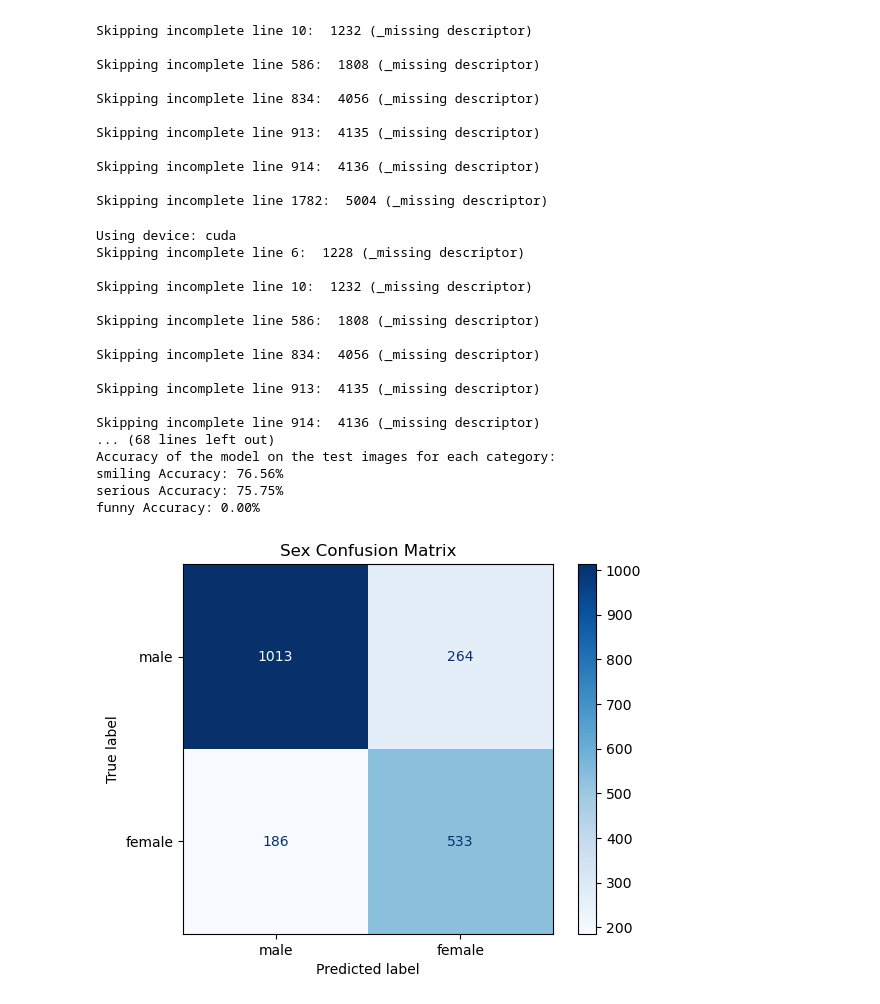
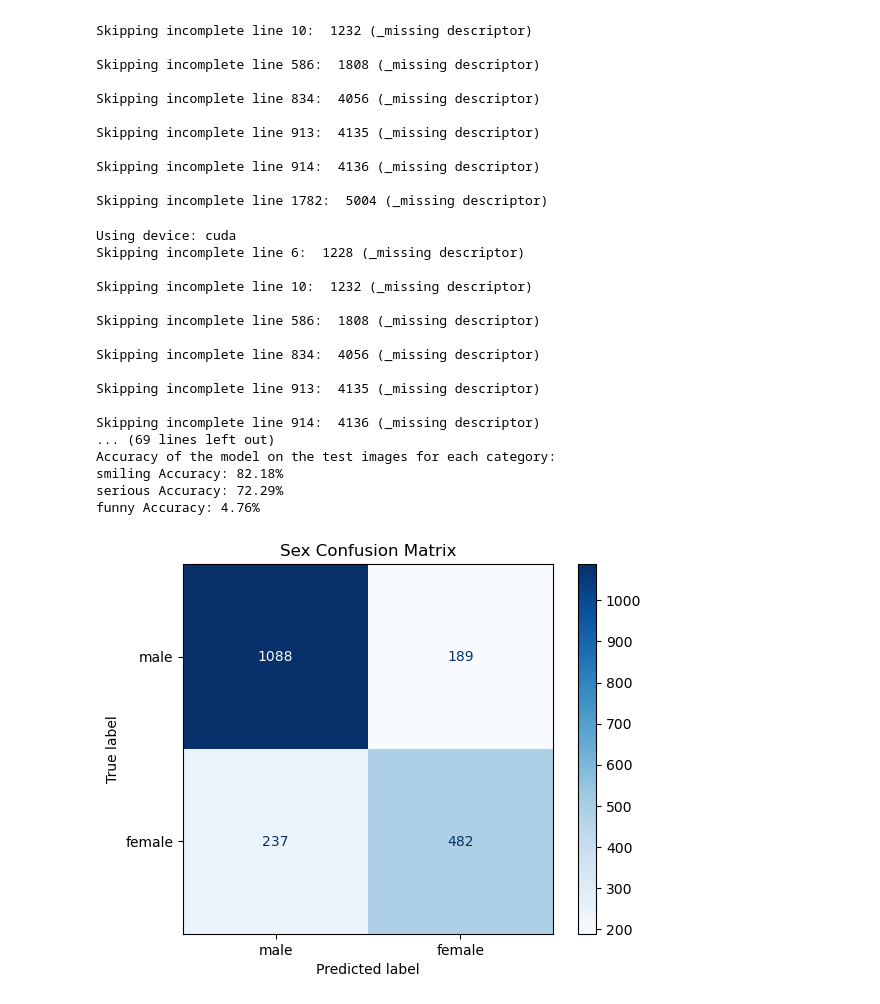
Before and after one commit to cc0h/PR, a Jupyter notebook: FaceClassification_CNN_GPU.ipynb, the cells around one changed output. Drawn from its saved outputs; the diff is of its cells as text; code cells hidden in the pictures.

```diff
--- a/FaceClassification_CNN_GPU.ipynb
+++ b/FaceClassification_CNN_GPU.ipynb
@@ -230,8 +230,8 @@ class SimpleCNN(nn.Module):
 # 初始化模型、损失函数和优化器
 model = SimpleCNN().to(device)
 criterion = nn.CrossEntropyLoss().to(device)
-optimizer = optim.Adam(model.parameters(), lr=0.005)
-
+# optimizer = optim.Adam(model.parameters(), lr=0.005)
+optimizer = optim.SGD(model.parameters(), lr=0.005, momentum=0.9)
 # 训练模型
 num_epochs = 50
 for epoch in range(num_epochs):
@@ -255,6 +255,7 @@ for epoch in range(num_epochs):
 # 评估模型
 model.eval()
 total = 0
+correct = 0
 
 # 存储所有真实标签和预测标签
 true_labels = {'sex': [], 'age': [], 'race': [], 'face': []}
@@ -281,6 +282,13 @@ with torch.no_grad():
         pred_labels['face'].extend(predicted_face.cpu().numpy())
 
         total += labels.size(0)
+
+        correct += ((predicted_sex == labels[:, 0]).sum().item() +
+                    (predicted_age == labels[:, 1]).sum().item() +
+                    (predicted_race == labels[:, 2]).sum().item() +
+                    (predicted_face == labels[:, 3]).sum().item()) / 4
+
+print(f'Accuracy of the model on the test images: {100 * correct / total:.2f}%')
 
 # 计算并打印各个类别的准确率
 def calculate_accuracy(true_labels, pred_labels, num_classes, class_names):
@@ -298,35 +306,35 @@ calculate_accuracy(true_labels['sex'], pred_labels['sex'], 2, ['male', 'female']
 calculate_accuracy(true_labels['age'], pred_labels['age'], 4, ['child', 'teen', 'adult', 'senior'])
 calculate_accuracy(true_labels['race'], pred_labels['race'], 6, ['white', 'yellow', 'black', 'hispanic', 'asian', 'other'])
 calculate_accuracy(true_labels['face'], pred_labels['face'], 3, ['smiling', 'serious', 'funny'])
 
 # 绘制混淆矩阵
 def plot_confusion_matrix(true_labels, pred_labels, num_classes, class_names, title):
     cm = confusion_matrix(true_labels, pred_labels, labels=list(range(num_classes)))
     disp = ConfusionMatrixDisplay(confusion_matrix=cm, display_labels=class_names)
     disp.plot(cmap=plt.cm.Blues)
     plt.title(title)
     plt.show()
 
 plot_confusion_matrix(true_labels['sex'], pred_labels['sex'], 2, ['male', 'female'], 'Sex Confusion Matrix')
 plot_confusion_matrix(true_labels['age'], pred_labels['age'], 4, ['child', 'teen', 'adult', 'senior'], 'Age Confusion Matrix')
 plot_confusion_matrix(true_labels['race'], pred_labels['race'], 6, ['white', 'yellow', 'black', 'hispanic', 'asian', 'other'], 'Race Confusion Matrix')
 plot_confusion_matrix(true_labels['face'], pred_labels['face'], 3, ['smiling', 'serious', 'funny'], 'Face Confusion Matrix')
 # %% [output]
 Using device: cuda
 Skipping incomplete line 6:  1228 (_missing descriptor)
 
 Skipping incomplete line 10:  1232 (_missing descriptor)
 
 Skipping incomplete line 586:  1808 (_missing descriptor)
 
 Skipping incomplete line 834:  4056 (_missing descriptor)
 
 Skipping incomplete line 913:  4135 (_missing descriptor)
 
 Skipping incomplete line 914:  4136 (_missing descriptor)
-... (68 lines left out)
+... (69 lines left out)
 Accuracy of the model on the test images for each category:
-smiling Accuracy: 76.56%
-serious Accuracy: 75.75%
-funny Accuracy: 0.00%
+smiling Accuracy: 82.18%
+serious Accuracy: 72.29%
+funny Accuracy: 4.76%
-[figure, old version]
+[figure, new version]
```
Also changed, not shown: parts of 1 cell of this notebook.
